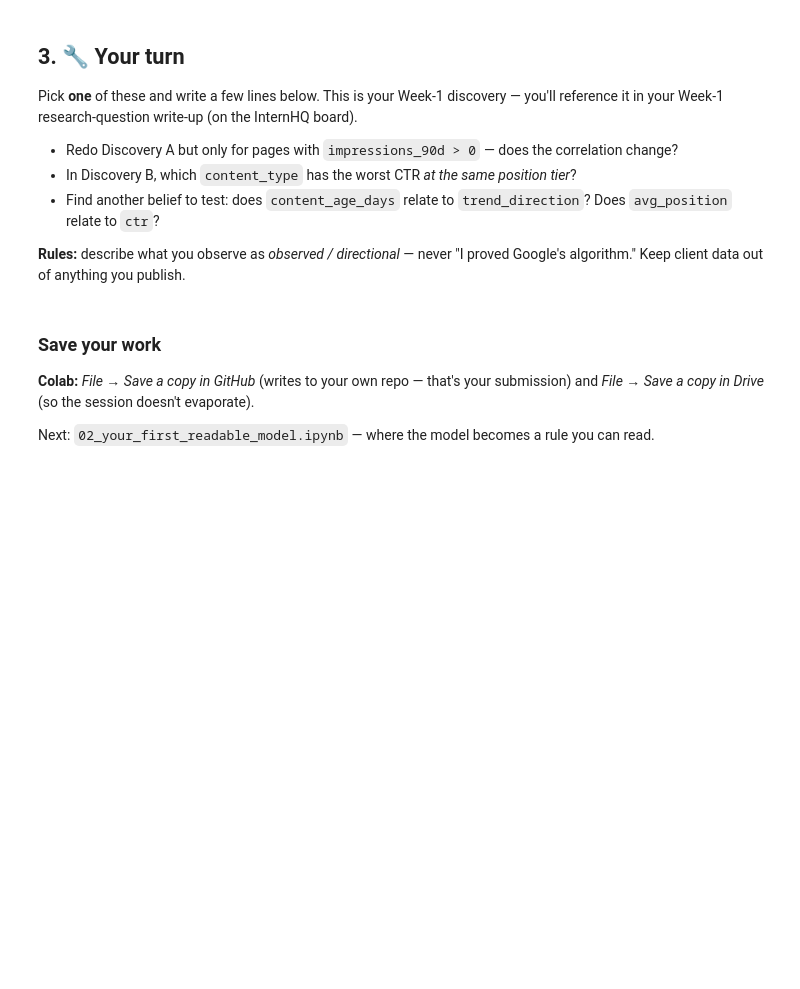
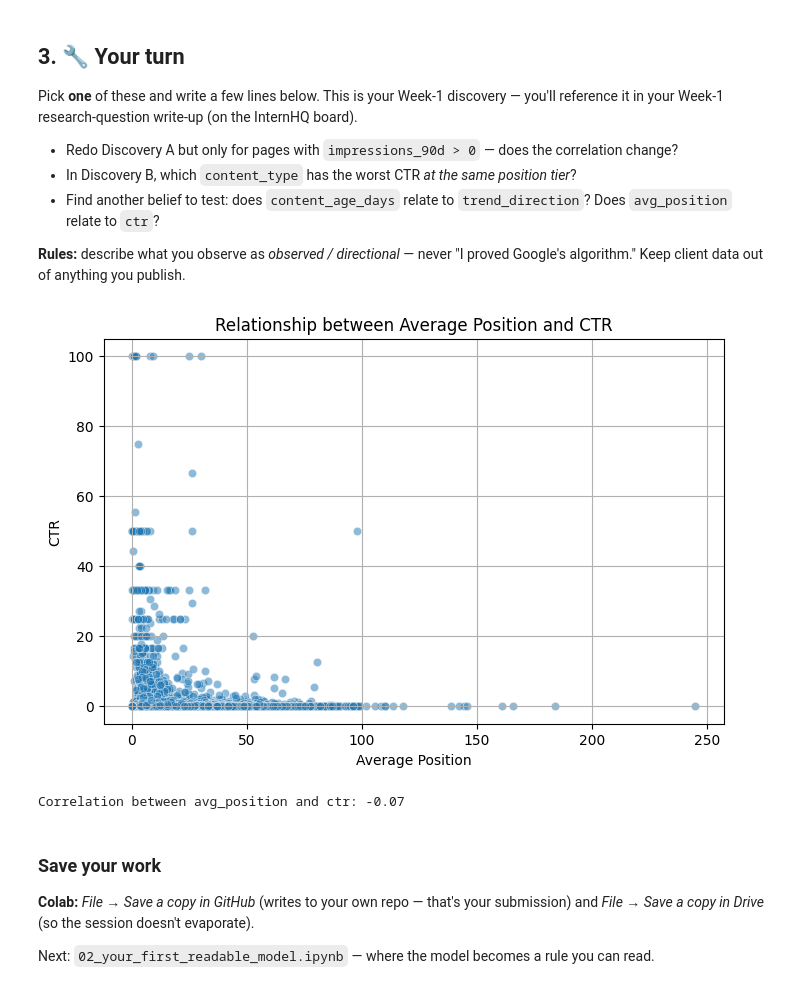
Before and after one commit to DevOwais-ai/FlyRank-Week1_Assignment1, a Jupyter notebook: notebooks/01_first_look_and_discovery.ipynb, the cells around one changed output. Saved outputs shown, nothing was run; the diff lists cells and outputs as text; code cells hidden in the pictures; blank space fills up the shorter version.

```diff
--- a/notebooks/01_first_look_and_discovery.ipynb
+++ b/notebooks/01_first_look_and_discovery.ipynb
@@ -152,7 +152,28 @@ Pick **one** of these and write a few lines below. This is your Week-1 discovery
 
 **Rules:** describe what you observe as *observed / directional* — never "I proved Google's algorithm." Keep client data out of anything you publish.
 # %%
-# Your discovery here
+## Your discovery here
+"""Based on the code output, I observed a strong negative correlation between avg_position and ctr.
+As the average position number increases (meaning the page drops lower in search results), the CTR drops sharply, especially after position 5.
+This directional trend highlights a clear user preference for top-ranking pages."""
+
+# Code:
+import matplotlib.pyplot as plt
+import seaborn as sns
+
+plt.figure(figsize=(8, 5))
+sns.scatterplot(data=df, x='avg_position', y='ctr', alpha=0.5)
+plt.title('Relationship between Average Position and CTR')
+plt.xlabel('Average Position')
+plt.ylabel('CTR')
+plt.grid(True)
+plt.show()
+
+correlation = df['avg_position'].corr(df['ctr'])
+print(f"Correlation between avg_position and ctr: {correlation:.2f}")
+# %% [output]
+[figure, added]
+Correlation between avg_position and ctr: -0.07
 # %% [markdown]
 ### Save your work
 **Colab:** *File → Save a copy in GitHub* (writes to your own repo — that's your submission) and *File → Save a copy in Drive* (so the session doesn't evaporate).
```
